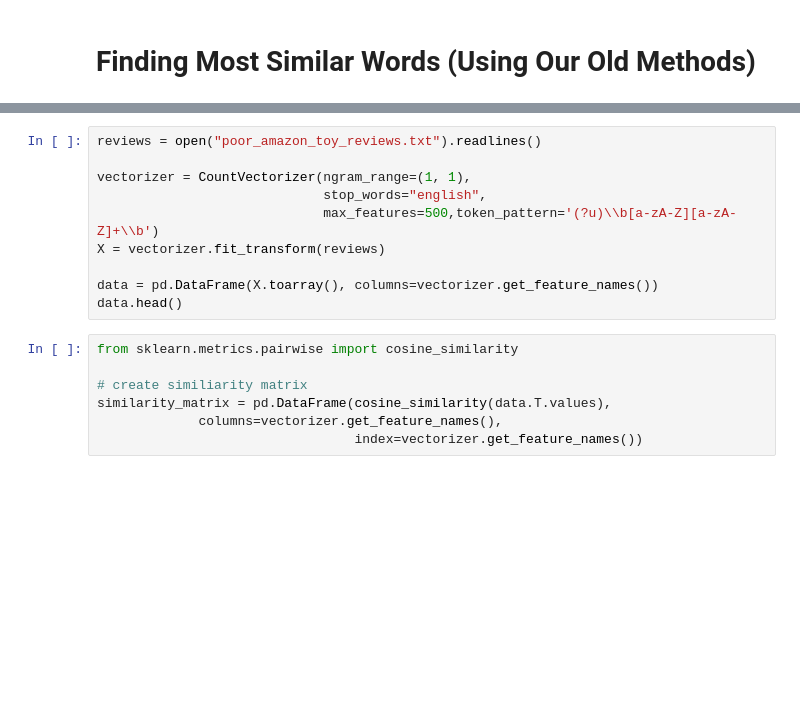
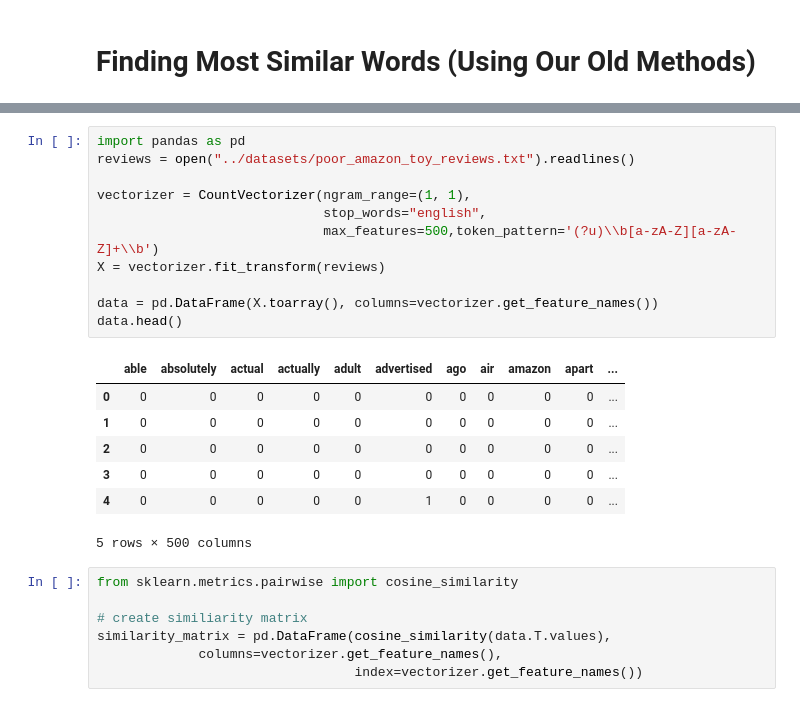
Before and after one commit to ychennay/dso-560-nlp-text-analytics, a Jupyter notebook: week5/word2vec Part I (Completed).ipynb, the cells around one changed output, grey strips where cells are left out. Cells and saved outputs as stored; diff of their text form; blank space fills up the shorter version.

```diff
--- a/week5/word2vec Part I (Completed).ipynb
+++ b/week5/word2vec Part I (Completed).ipynb
@@ -187,13 +189,22 @@ CountVectorizer()
 # %%
-reviews = open("poor_amazon_toy_reviews.txt").readlines()
+import pandas as pd
+reviews = open("../datasets/poor_amazon_toy_reviews.txt").readlines()
 
 vectorizer = CountVectorizer(ngram_range=(1, 1),
                              stop_words="english",
                              max_features=500,token_pattern='(?u)\\b[a-zA-Z][a-zA-Z]+\\b')
 X = vectorizer.fit_transform(reviews)
 
 data = pd.DataFrame(X.toarray(), columns=vectorizer.get_feature_names())
 data.head()
+# %% [output]
+|  | able | absolutely | actual | actually | adult | advertised | ago | air | amazon | apart | ... |
+| 0 | 0 | 0 | 0 | 0 | 0 | 0 | 0 | 0 | 0 | 0 | ... |
+| 1 | 0 | 0 | 0 | 0 | 0 | 0 | 0 | 0 | 0 | 0 | ... |
+| 2 | 0 | 0 | 0 | 0 | 0 | 0 | 0 | 0 | 0 | 0 | ... |
+| 3 | 0 | 0 | 0 | 0 | 0 | 0 | 0 | 0 | 0 | 0 | ... |
+| 4 | 0 | 0 | 0 | 0 | 0 | 1 | 0 | 0 | 0 | 0 | ... |
+5 rows × 500 columns
 # %%
 from sklearn.metrics.pairwise import cosine_similarity
 
```
Also changed, not shown: parts of 16 cells of this notebook, 8 other files.
